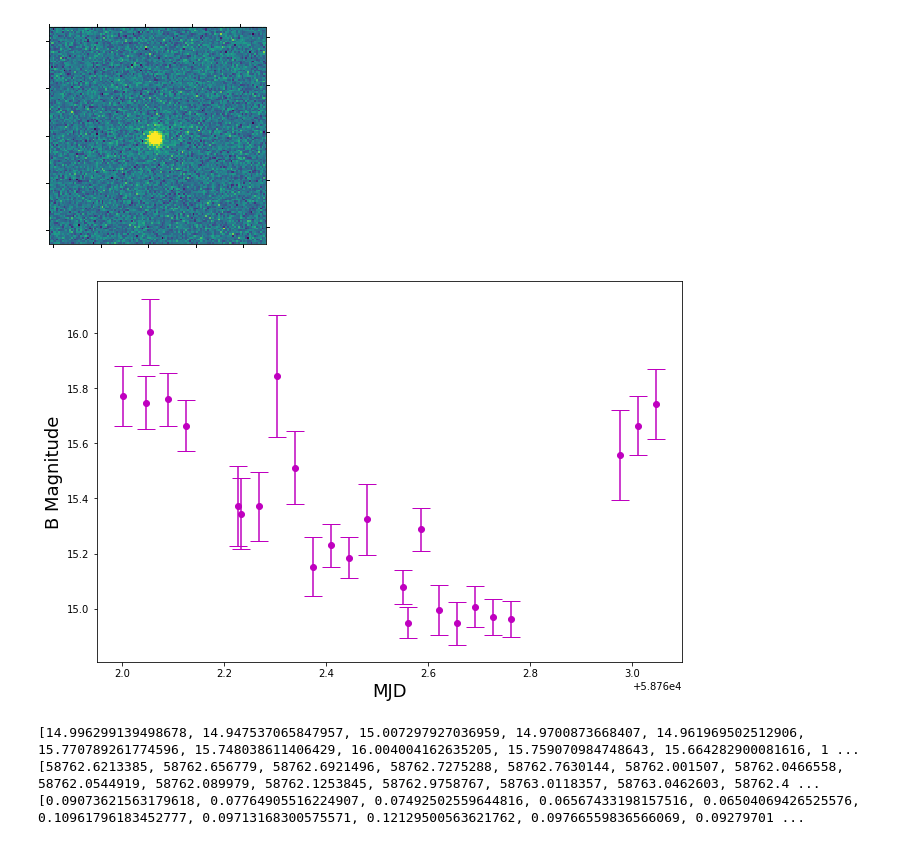
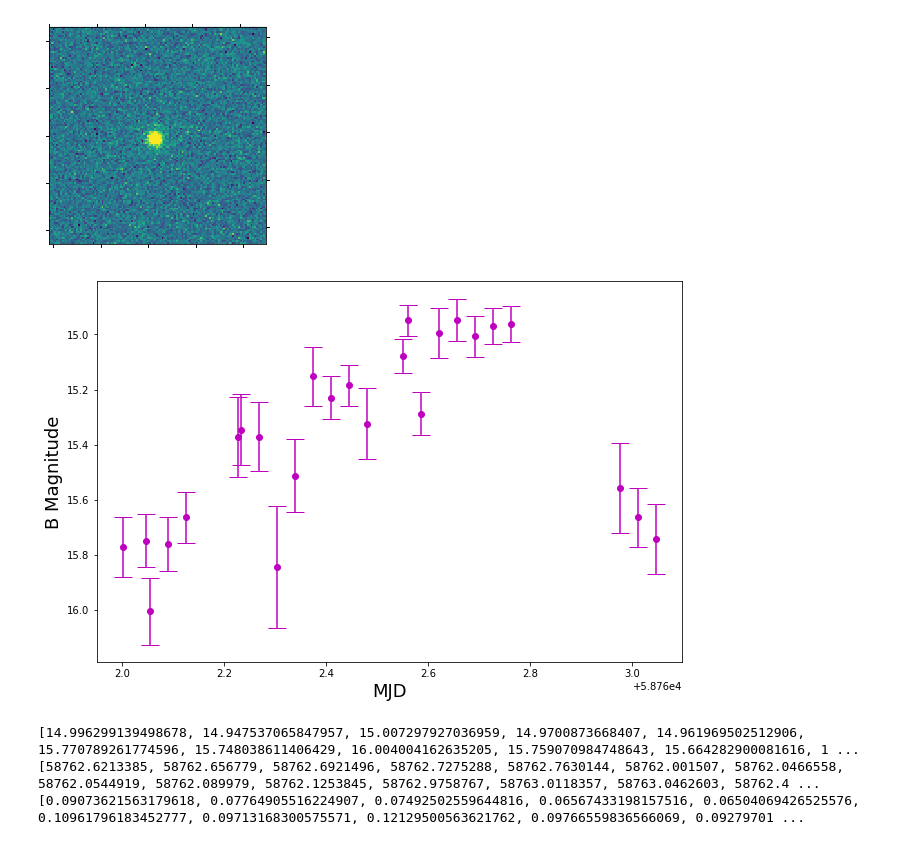
Before and after one commit to jielaizhang/pasea, a Jupyter notebook: LCO/Target_C/LCO_create_lightcurveB_and_movie_C.ipynb, the cells around one changed output. Drawn from its saved outputs; the diff is of its cells as text; code cells hidden in the pictures.

```diff
--- a/LCO/Target_C/LCO_create_lightcurveB_and_movie_C.ipynb
+++ b/LCO/Target_C/LCO_create_lightcurveB_and_movie_C.ipynb
@@ -174,13 +174,14 @@ Bmag = np.array(Bmag)
 # %%
 # # Make a rudimentary lightcurve
 
 plt.figure(figsize=(10.5, 7))
 plt.errorbar(obstime,Bmag,xerr=None,yerr=Bmag_e, fmt='mo', capsize=9.0)
 plt.xlabel('MJD', fontsize=18)
 plt.ylabel('B Magnitude', fontsize=18)
+plt.gca().invert_yaxis()
 plt.show()
 # %% [output]
-[figure, old version]
+[figure, new version]
 # %%
 # Here we are going to use the cutouts we made above to make
 # an little movie of the variable star target changing brightness
```
Also changed, not shown: parts of 1 cell of this notebook, 2 other files.
